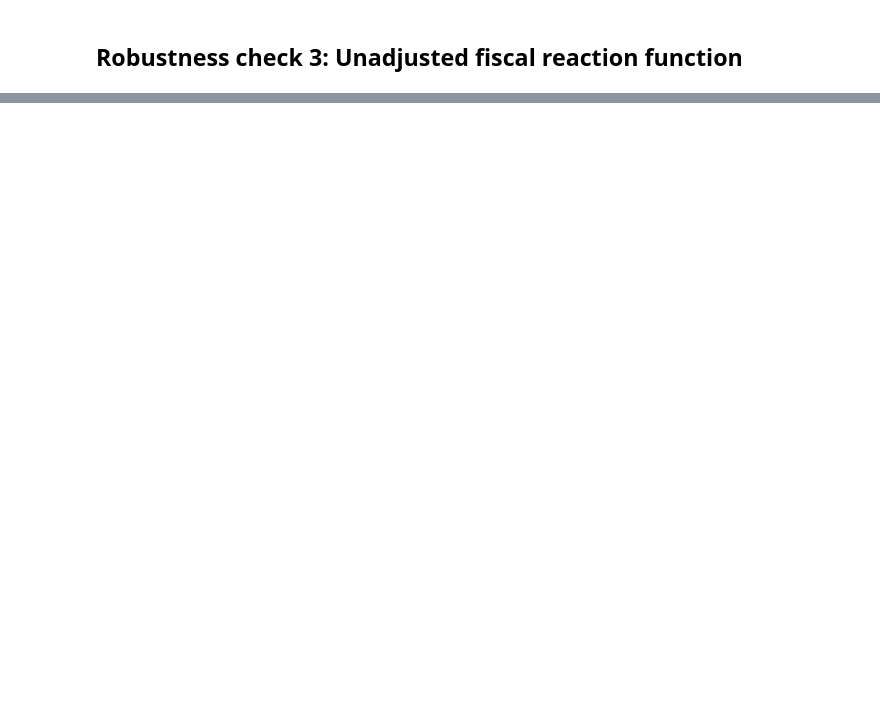
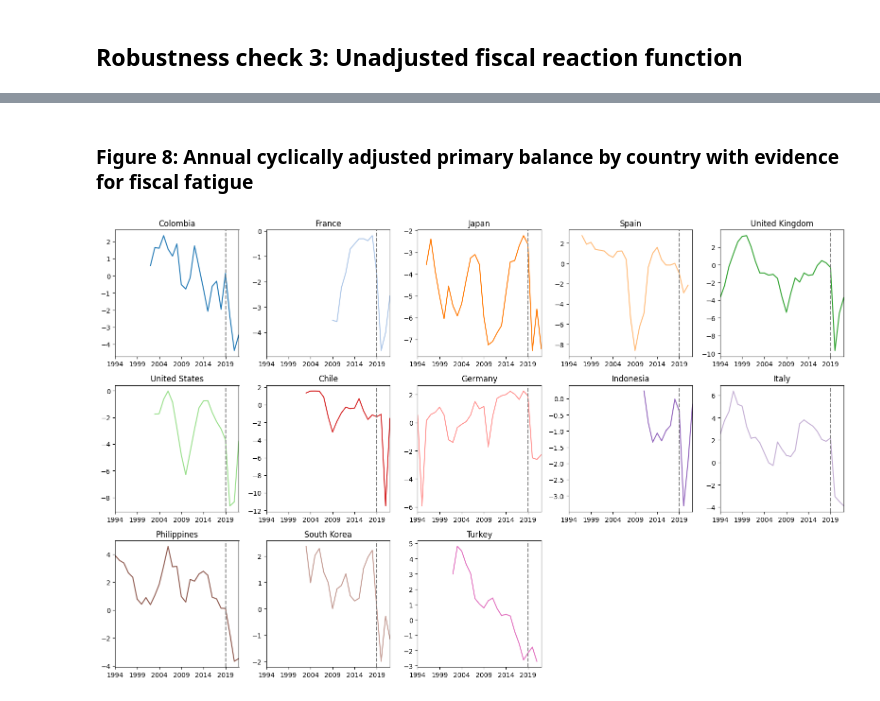
Before and after one commit to Aarongzf/fiscal-fatigue, a Jupyter notebook: analysis.ipynb, the cells around one changed output, grey strips where cells are left out. Cells and saved outputs as stored; diff of their text form; code cells hidden in the pictures; blank space fills up the shorter version.

```diff
--- a/analysis.ipynb
+++ b/analysis.ipynb
@@ -1079,0 +1109,42 @@ Included effects: Entity, Time
+# %% [markdown]
+### Figure 8: Annual cyclically adjusted primary balance by country with evidence for fiscal fatigue
+# %%
+# Convert the 'year' column to integers
+merged3_df['year'] = merged3_df['year'].dt.year
+# Define the list of countries you want to display
+countries = ['colombia', 'france', 'japan', 'spain', 'united_kingdom', 'united_states',
+             'chile', 'germany', 'indonesia', 'italy', 'philippines', 'south_korea', 'turkey']
+datasets = {country: merged3_df[merged3_df['country'] == country] for country in countries}
+# define a color map for each country
+cmap = plt.get_cmap('tab20')
+colors = [cmap(i) for i in range(len(countries))]
+# combine countries and colors into a dictionary
+country_colors = {country: colors[i] for i, country in enumerate(countries)}
+# Calculate the number of rows and columns for subplots based on the number of selected countries
+num_countries = len(countries)
+nrows = (num_countries - 1) // 5 + 1
+ncols = min(num_countries, 5)
+fig, axs = plt.subplots(nrows=nrows, ncols=ncols, figsize=(16, 10))
+x_min, x_max = merged3_df['year'].min(), merged3_df['year'].max() # set the x-axis range
+for i, country in enumerate(countries):
+    row = i // ncols
+    col = i % ncols
+    axs[row][col].plot(datasets[country]['year'], datasets[country]['pb'], color=colors[i])
+    axs[row][col].axvline(x=2019, linestyle='--', color='grey') # add the dotted line at x=2019
+    country_title = country.replace("_", " ").title()
+    axs[row][col].set_title(country_title)
+    axs[row][col].set_xlim(x_min, x_max)
+    axs[row][col].set_xticks(range(int(x_min), int(x_max) + 1, 5))  # Set x-axis ticks every 5 years
+# Remove any empty subplots in the last row
+if num_countries < nrows * ncols:
+    for i in range(num_countries, nrows * ncols):
+        row = i // ncols
+        col = i % ncols
+        fig.delaxes(axs[row][col])
+
+plt.tight_layout()
+# Convert the 'year' column back to datetime
+merged3_df['year'] = pd.to_datetime(merged3_df['year'], format='%Y-%m-%d')
+plt.show()
+# %% [output]
+[figure, added]
```
Also changed, not shown: parts of 21 cells of this notebook.
